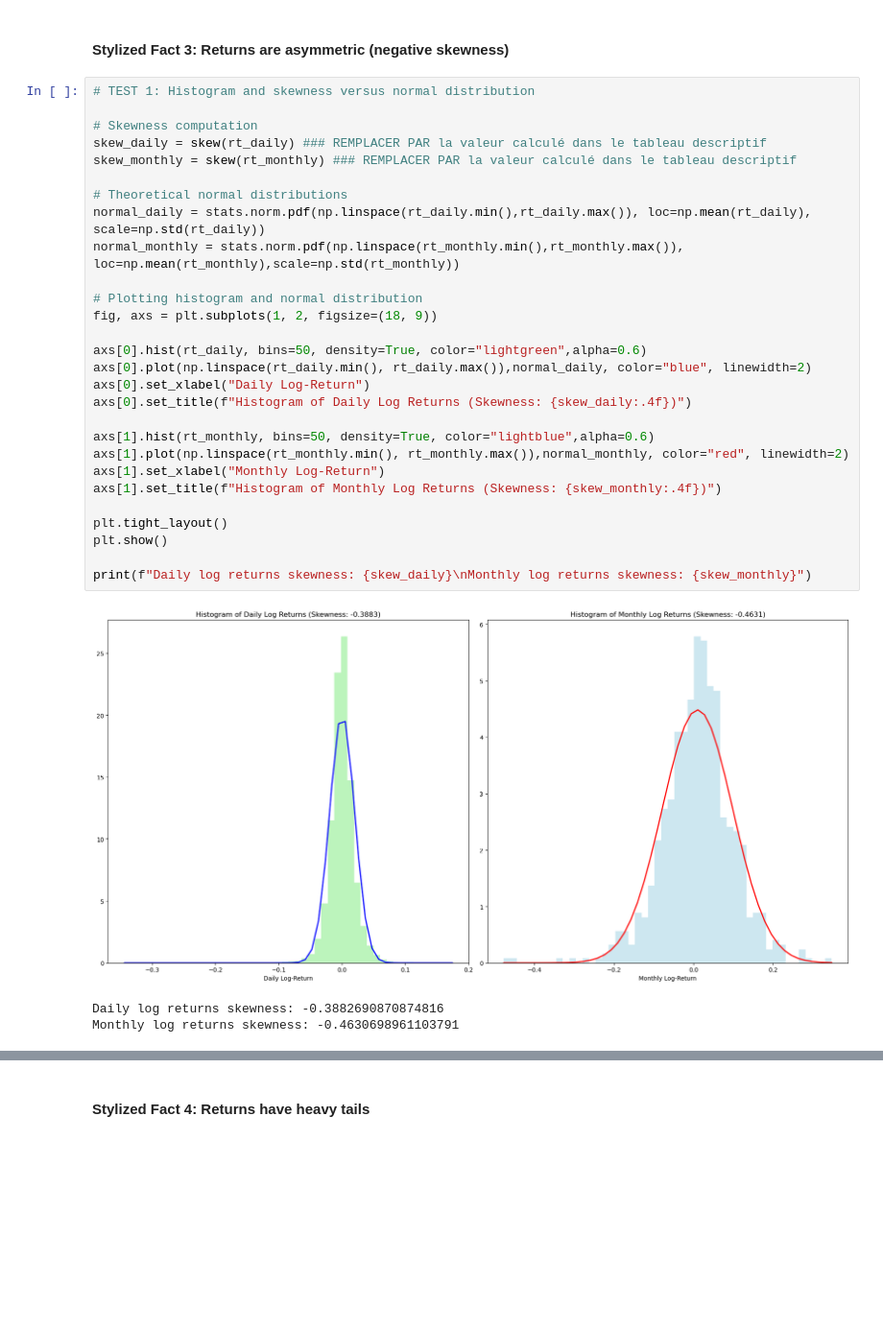
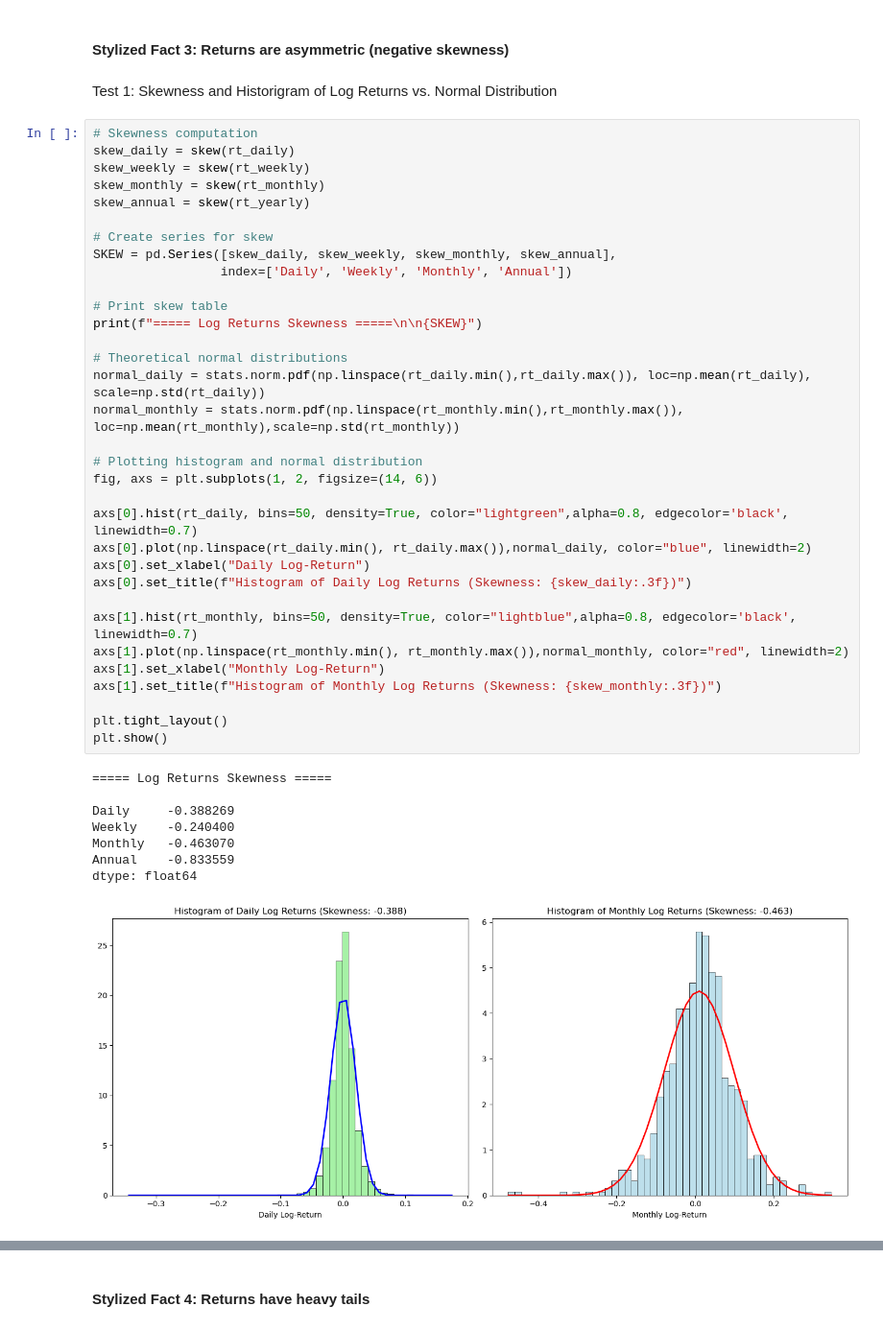
Before and after one commit to VitalityMigo/quant627_finec, a Jupyter notebook: notebook.ipynb, the cells around one changed output, grey strips where cells are left out. Shown at 96% size. Saved outputs shown, nothing was run; the diff lists cells and outputs as text; blank space fills up the shorter version.

```diff
--- a/notebook.ipynb
+++ b/notebook.ipynb
@@ -437,35 +472,47 @@ plt.show()
 [figure]
 # %% [markdown]
 #### Stylized Fact 3: Returns are asymmetric (negative skewness)
+# %% [markdown]
+Test 1: Skewness and Historigram of Log Returns vs. Normal Distribution
 # %%
-# TEST 1: Histogram and skewness versus normal distribution
+# Skewness computation
+skew_daily = skew(rt_daily)
+skew_weekly = skew(rt_weekly)
+skew_monthly = skew(rt_monthly)
+skew_annual = skew(rt_yearly)
 
-# Skewness computation
-skew_daily = skew(rt_daily) ### REMPLACER PAR la valeur calculé dans le tableau descriptif
-skew_monthly = skew(rt_monthly) ### REMPLACER PAR la valeur calculé dans le tableau descriptif
+# Create series for skew
+SKEW = pd.Series([skew_daily, skew_weekly, skew_monthly, skew_annual],
+                 index=['Daily', 'Weekly', 'Monthly', 'Annual'])
+
+# Print skew table
+print(f"===== Log Returns Skewness =====\n\n{SKEW}")
 
 # Theoretical normal distributions
 normal_daily = stats.norm.pdf(np.linspace(rt_daily.min(),rt_daily.max()), loc=np.mean(rt_daily), scale=np.std(rt_daily))
 normal_monthly = stats.norm.pdf(np.linspace(rt_monthly.min(),rt_monthly.max()), loc=np.mean(rt_monthly),scale=np.std(rt_monthly))
 
 # Plotting histogram and normal distribution
-fig, axs = plt.subplots(1, 2, figsize=(18, 9))
+fig, axs = plt.subplots(1, 2, figsize=(14, 6))
 
-axs[0].hist(rt_daily, bins=50, density=True, color="lightgreen",alpha=0.6)
+axs[0].hist(rt_daily, bins=50, density=True, color="lightgreen",alpha=0.8, edgecolor='black', linewidth=0.7)
 axs[0].plot(np.linspace(rt_daily.min(), rt_daily.max()),normal_daily, color="blue", linewidth=2)
 axs[0].set_xlabel("Daily Log-Return")
-axs[0].set_title(f"Histogram of Daily Log Returns (Skewness: {skew_daily:.4f})")
+axs[0].set_title(f"Histogram of Daily Log Returns (Skewness: {skew_daily:.3f})")
 
-axs[1].hist(rt_monthly, bins=50, density=True, color="lightblue",alpha=0.6)
+axs[1].hist(rt_monthly, bins=50, density=True, color="lightblue",alpha=0.8, edgecolor='black', linewidth=0.7)
 axs[1].plot(np.linspace(rt_monthly.min(), rt_monthly.max()),normal_monthly, color="red", linewidth=2)
 axs[1].set_xlabel("Monthly Log-Return")
-axs[1].set_title(f"Histogram of Monthly Log Returns (Skewness: {skew_monthly:.4f})")
+axs[1].set_title(f"Histogram of Monthly Log Returns (Skewness: {skew_monthly:.3f})")
 
 plt.tight_layout()
 plt.show()
-
-print(f"Daily log returns skewness: {skew_daily}\nMonthly log returns skewness: {skew_monthly}")
 # %% [output]
+===== Log Returns Skewness =====
+
+Daily     -0.388269
+Weekly    -0.240400
+Monthly   -0.463070
+Annual    -0.833559
+dtype: float64
-[figure, old version]
+[figure, new version]
-Daily log returns skewness: -0.3882690870874816
-Monthly log returns skewness: -0.4630698961103791
```
Also changed, not shown: parts of 135 cells of this notebook.
